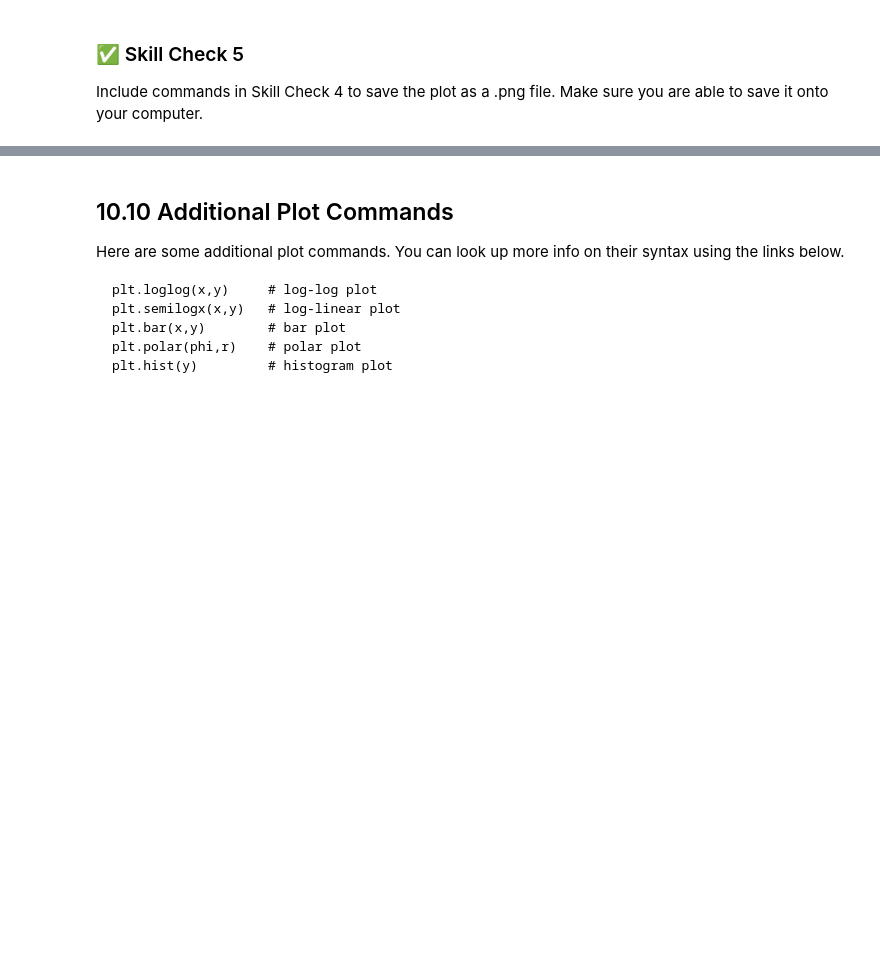
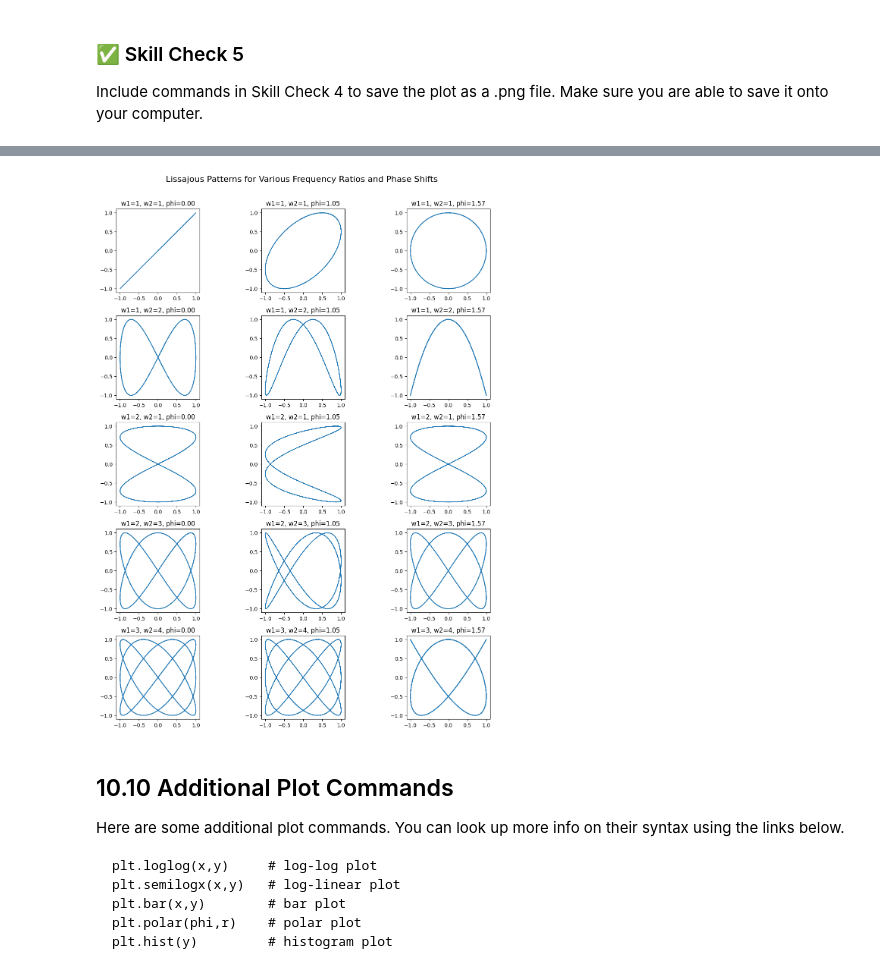
Before and after one commit to ASK3Y/Computational-Physics, a Jupyter notebook: Python_Tutorials/Chapter_10_2D_Plots_Part_1.ipynb, the cells around one changed output, grey strips where cells are left out. Saved outputs shown, nothing was run; the diff lists cells and outputs as text; code cells hidden in the pictures; blank space fills up the shorter version.

```diff
--- a/Python_Tutorials/Chapter_10_2D_Plots_Part_1.ipynb
+++ b/Python_Tutorials/Chapter_10_2D_Plots_Part_1.ipynb
@@ -541,3 +637,48 @@ plt.show()                          # this must come after plt.savefig()
 ### ✅ Skill Check 5
 
 Include commands in Skill Check 4 to save the plot as a .png file. Make sure you are able to save it onto your computer.
+# %%
+import numpy as np
+import matplotlib.pyplot as plt
+
+phase = [0, np.pi/3, np.pi/2]   # phase offset
+
+omega_1 = [1, 1, 2, 2, 3]       # angular frequency of signal 1
+omega_2 = [1, 2, 1, 3, 4]       # angular frequency of signal 2
+
+# your code here
+
+# grid size
+n_rows = len(omega_1)
+n_cols = len(phase)
+# time array
+t = np.linspace(0, 20, 2000)
+# plot figure
+plt.figure(figsize=(4*n_cols, 3*n_rows))
+
+for i in range(n_rows):
+    w1 = omega_1[i]
+    w2 = omega_2[i]
+
+    for j in range(n_cols):
+        phi = phase[j]
+
+        # Lissajous curve
+        x = np.sin(w1 * t)
+        y = np.sin(w2 * t + phi)
+        # subplot
+        ax = plt.subplot(n_rows, n_cols, i*n_cols + j + 1)
+        ax.plot(x, y, linewidth=1.2)
+        ax.set_aspect('equal', 'box')
+        # titles
+        ax.set_title(f"w1={w1}, w2={w2}, phi={phi:.2f}")
+
+plt.suptitle("Lissajous Patterns for Various Frequency Ratios and Phase Shifts", fontsize=16)
+plt.tight_layout(rect=[0, 0, 1, 0.97])
+
+# Skill Check 5 - Save the Figure
+plt.savefig("Lissajous_Matrix.png", dpi=300)
+files.download("Lissajous_Matrix.png")
+
+plt.show()
+# %% [output]
@@ -544,3 +687,4 @@ Include commands in Skill Check 4 to save the plot as a .png file. Make sure you
+[figure, added]
 # %% [markdown]
 ## 10.10 Additional Plot Commands
 
```
Also changed, not shown: parts of 7 cells of this notebook.
